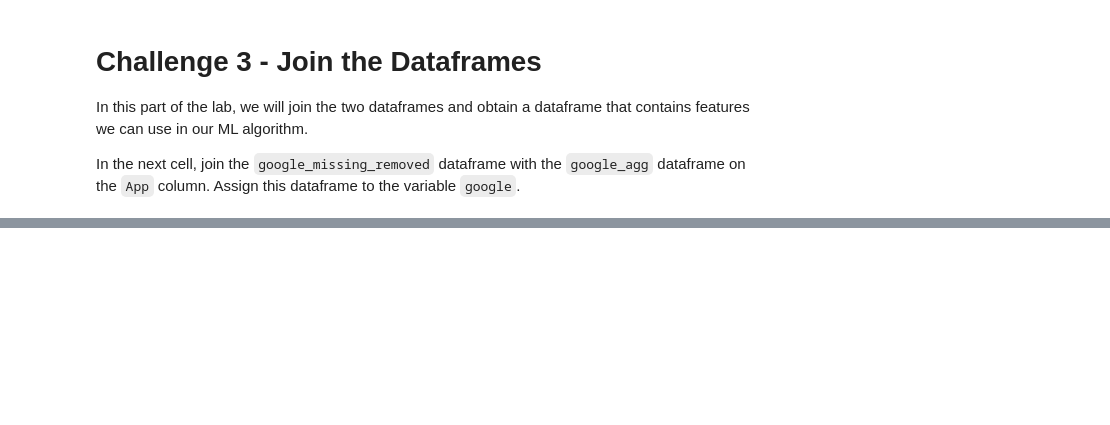
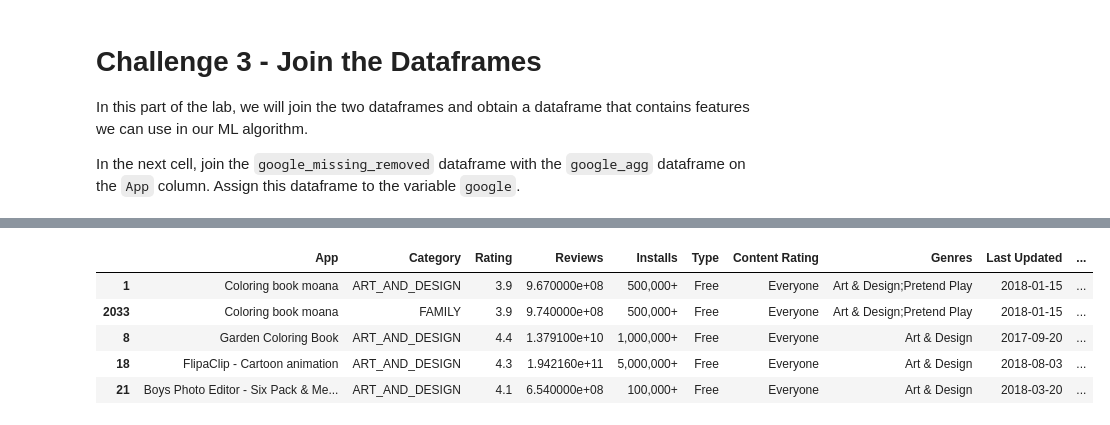
Before and after one commit to ta-datapt-bcn/lab-supervised-learning-feature-extraction, a Jupyter notebook: your-code/notebooks/main.ipynb, the cells around one changed output, grey strips where cells are left out. Saved outputs shown, nothing was run; the diff lists cells and outputs as text; code cells hidden in the pictures; blank space fills up the shorter version.

```diff
--- a/your-code/notebooks/main.ipynb
+++ b/your-code/notebooks/main.ipynb
@@ -265,2 +448,5 @@ As of Pandas v0.23.4, you may opt to supply an array or an object to `agg()`. If
+# %%
+google_agg = review_missing_removed[['App','Sentiment']].groupby('App').agg([positive_function, 'count'])
+google_agg.columns = google_agg.columns.get_level_values(1) ; google_agg.columns = ['Positive', 'Total']
 # %% [markdown]
 Print the first 5 rows of `google_agg` to check it.
@@ -274,0 +467,2 @@ Make sure to account for the case where the denominator is zero using the `np.wh
+# %%
+google_agg['Positive Ratio'] = google_agg.apply(lambda x: np.where(x[1] == 0, 0, round((x[0]/x[1]), 6)), axis=1)
@@ -279,3 +481,5 @@ Make sure to account for the case where the denominator is zero using the `np.wh
+# %%
+google_agg.drop(['Positive', 'Total'], axis=1, inplace=True)
 # %% [markdown]
 Print the first 5 rows of `google_agg`. Your output should look like:
 
@@ -293,3 +503,5 @@ In the next cell, join the `google_missing_removed` dataframe with the `google_a
+# %%
+google = google_missing_removed.join(google_agg, on='App', how='outer')
 # %% [markdown]
 #### Let's look at the final result using the `head()` function. Your final product should look like:
 
@@ -298,0 +509,9 @@ In the next cell, join the `google_missing_removed` dataframe with the `google_a
+# %%
+google.dropna().head()
+# %% [output]
+|  | App | Category | Rating | Reviews | Installs | Type | Content Rating | Genres | Last Updated | ... |
+| 1 | Coloring book moana | ART_AND_DESIGN | 3.9 | 9.670000e+08 | 500,000+ | Free | Everyone | Art & Design;Pretend Play | 2018-01-15 | ... |
+| 2033 | Coloring book moana | FAMILY | 3.9 | 9.740000e+08 | 500,000+ | Free | Everyone | Art & Design;Pretend Play | 2018-01-15 | ... |
+| 8 | Garden Coloring Book | ART_AND_DESIGN | 4.4 | 1.379100e+10 | 1,000,000+ | Free | Everyone | Art & Design | 2017-09-20 | ... |
+| 18 | FlipaClip - Cartoon animation | ART_AND_DESIGN | 4.3 | 1.942160e+11 | 5,000,000+ | Free | Everyone | Art & Design | 2018-08-03 | ... |
+| 21 | Boys Photo Editor - Six Pack & Me... | ART_AND_DESIGN | 4.1 | 6.540000e+08 | 100,000+ | Free | Everyone | Art & Design | 2018-03-20 | ... |
```
Also changed, not shown: parts of 65 cells of this notebook.
